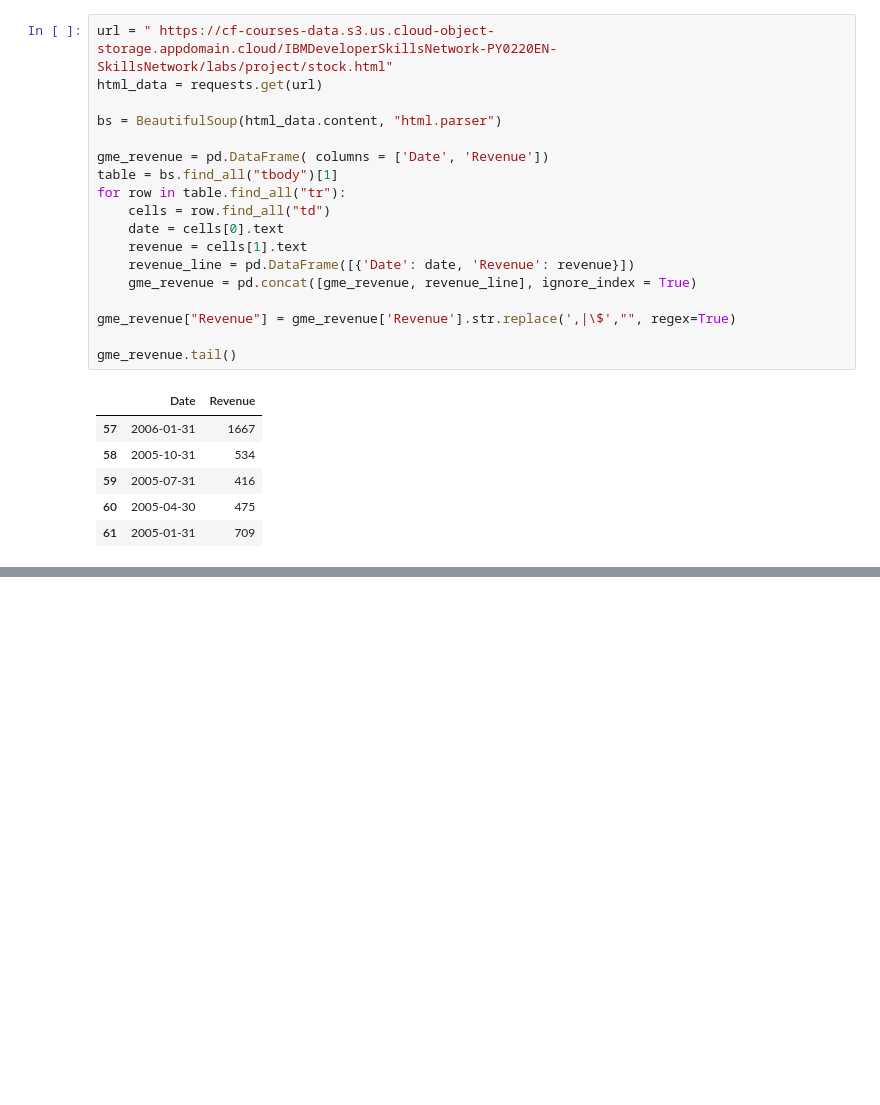
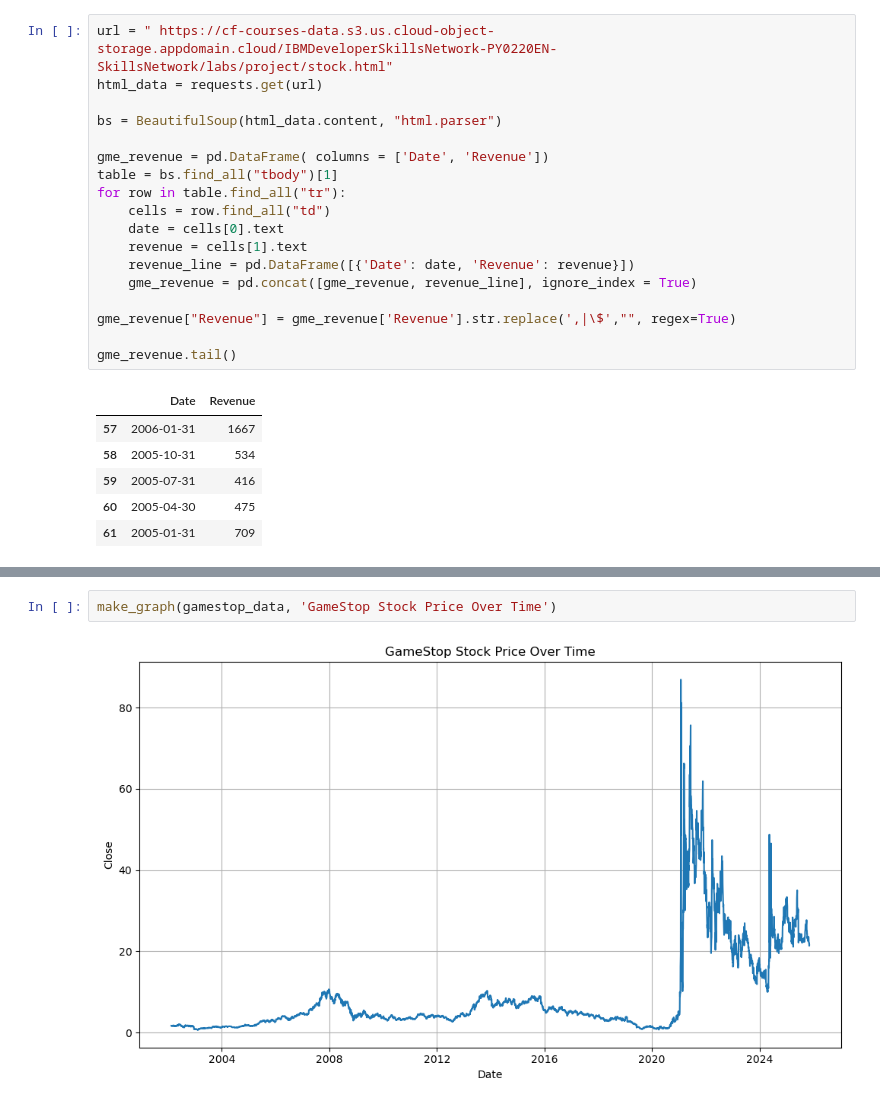
Before and after one commit to fizuli20/IBM-Python-4-Data-Science-final-project, a Jupyter notebook: IBM Python for Data Science final project.ipynb, the cells around one changed output, grey strips where cells are left out. Saved outputs shown, nothing was run; the diff lists cells and outputs as text; blank space fills up the shorter version.

```diff
--- a/IBM Python for Data Science final project.ipynb
+++ b/IBM Python for Data Science final project.ipynb
@@ -86,0 +124,4 @@ gme_revenue.tail()
+# %%
+make_graph(gamestop_data, 'GameStop Stock Price Over Time')
+# %% [output]
+[figure, added]
```
Also changed, not shown: parts of 2 cells of this notebook.
